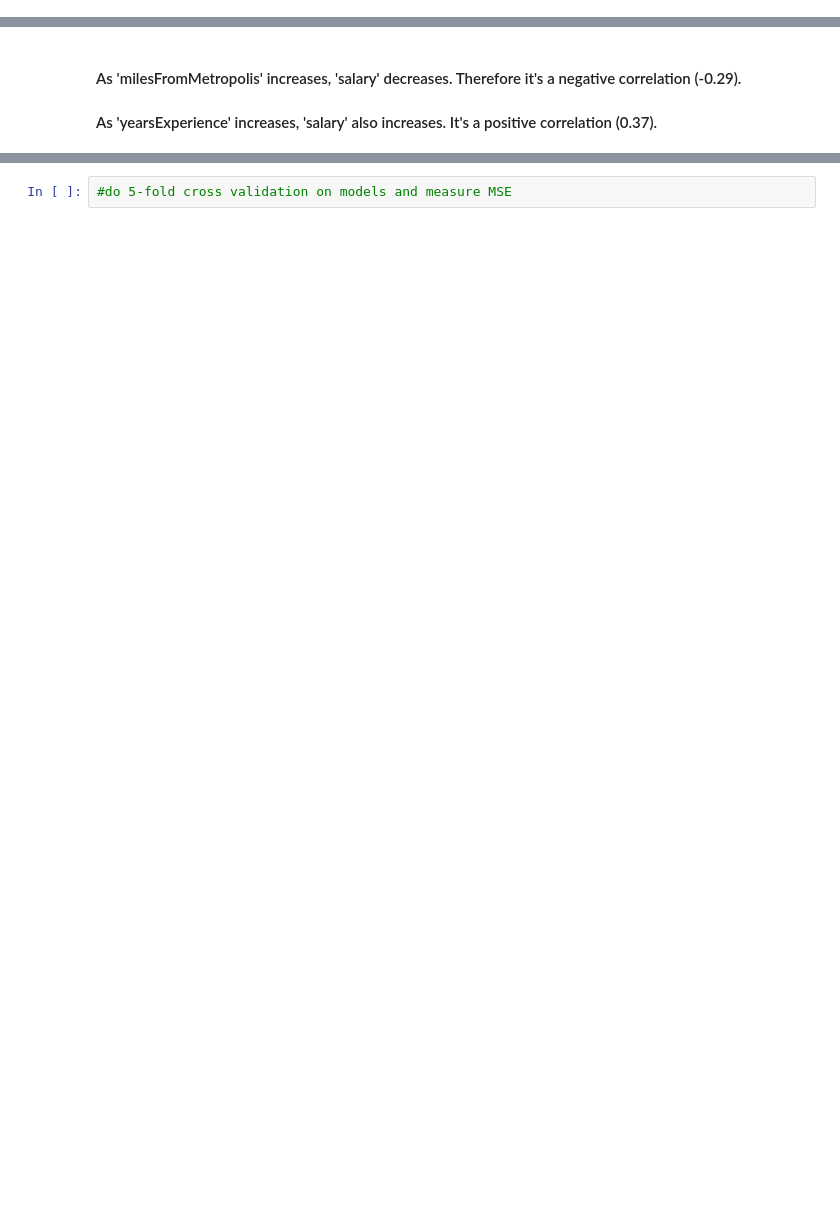
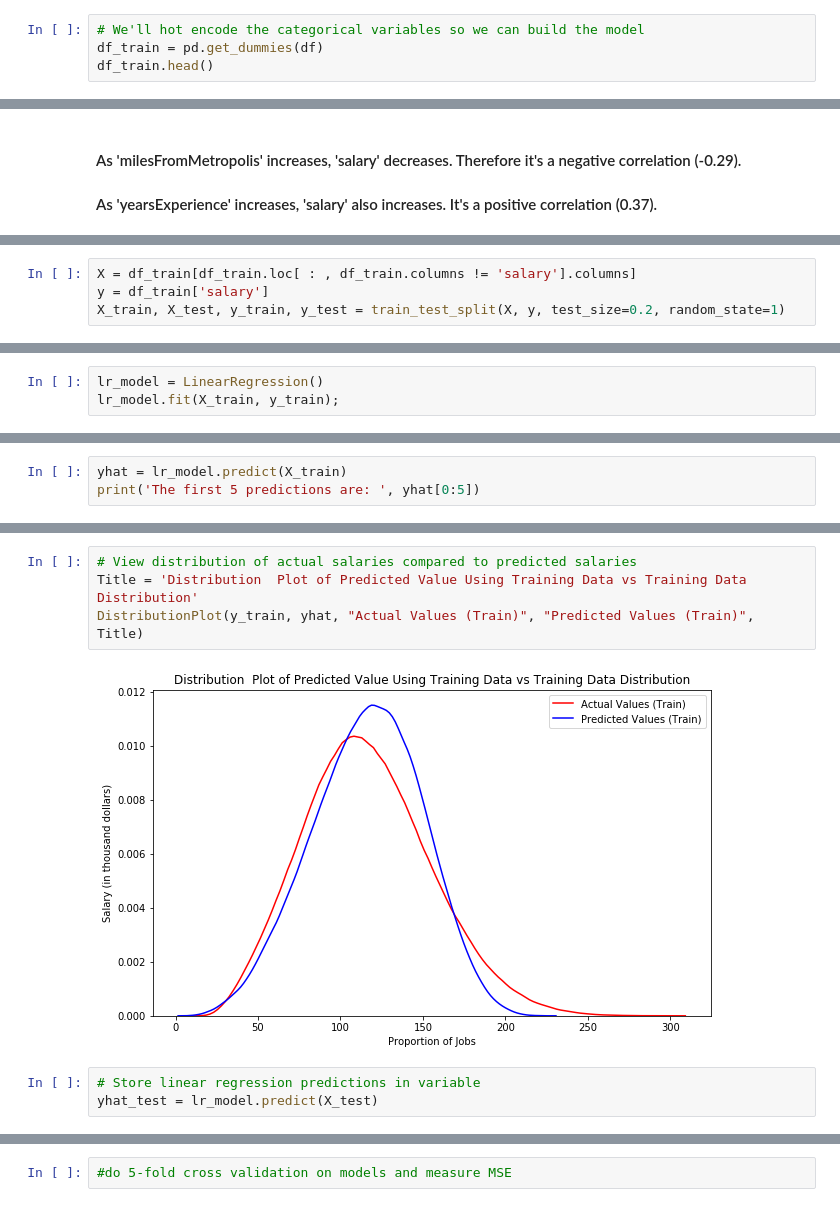
Before and after one commit to coutoreis/salary-prediction, a Jupyter notebook: Salary Prediction Notebook.ipynb, the cells around one changed output, grey strips where cells are left out. Drawn from its saved outputs; the diff is of its cells as text; blank space fills up the shorter version.

```diff
--- a/Salary Prediction Notebook.ipynb
+++ b/Salary Prediction Notebook.ipynb
@@ -221,3 +237,7 @@ df.corr()
 | yearsExperience | 1.000000 | 0.000672 | 0.375013 |
 | milesFromMetropolis | 0.000672 | 1.000000 | -0.297686 |
 | salary | 0.375013 | -0.297686 | 1.000000 |
+# %%
+# We'll hot encode the categorical variables so we can build the model
+df_train = pd.get_dummies(df)
+df_train.head()
@@ -263,0 +259,4 @@ You will cycle through creating features, tuning models, and training/validing m
+# %%
+X = df_train[df_train.loc[ : , df_train.columns != 'salary'].columns]
+y = df_train['salary']
+X_train, X_test, y_train, y_test = train_test_split(X, y, test_size=0.2, random_state=1)
@@ -263,0 +265,3 @@ You will cycle through creating features, tuning models, and training/validing m
+# %%
+lr_model = LinearRegression()
+lr_model.fit(X_train, y_train);
@@ -263,0 +287,3 @@ You will cycle through creating features, tuning models, and training/validing m
+# %%
+yhat = lr_model.predict(X_train)
+print('The first 5 predictions are: ', yhat[0:5])
@@ -263,0 +305,9 @@ You will cycle through creating features, tuning models, and training/validing m
+# %%
+# View distribution of actual salaries compared to predicted salaries
+Title = 'Distribution  Plot of Predicted Value Using Training Data vs Training Data Distribution'
+DistributionPlot(y_train, yhat, "Actual Values (Train)", "Predicted Values (Train)", Title)
+# %% [output]
+[figure, added]
+# %%
+# Store linear regression predictions in variable
+yhat_test = lr_model.predict(X_test)
```
Also changed, not shown: parts of 57 cells of this notebook.
